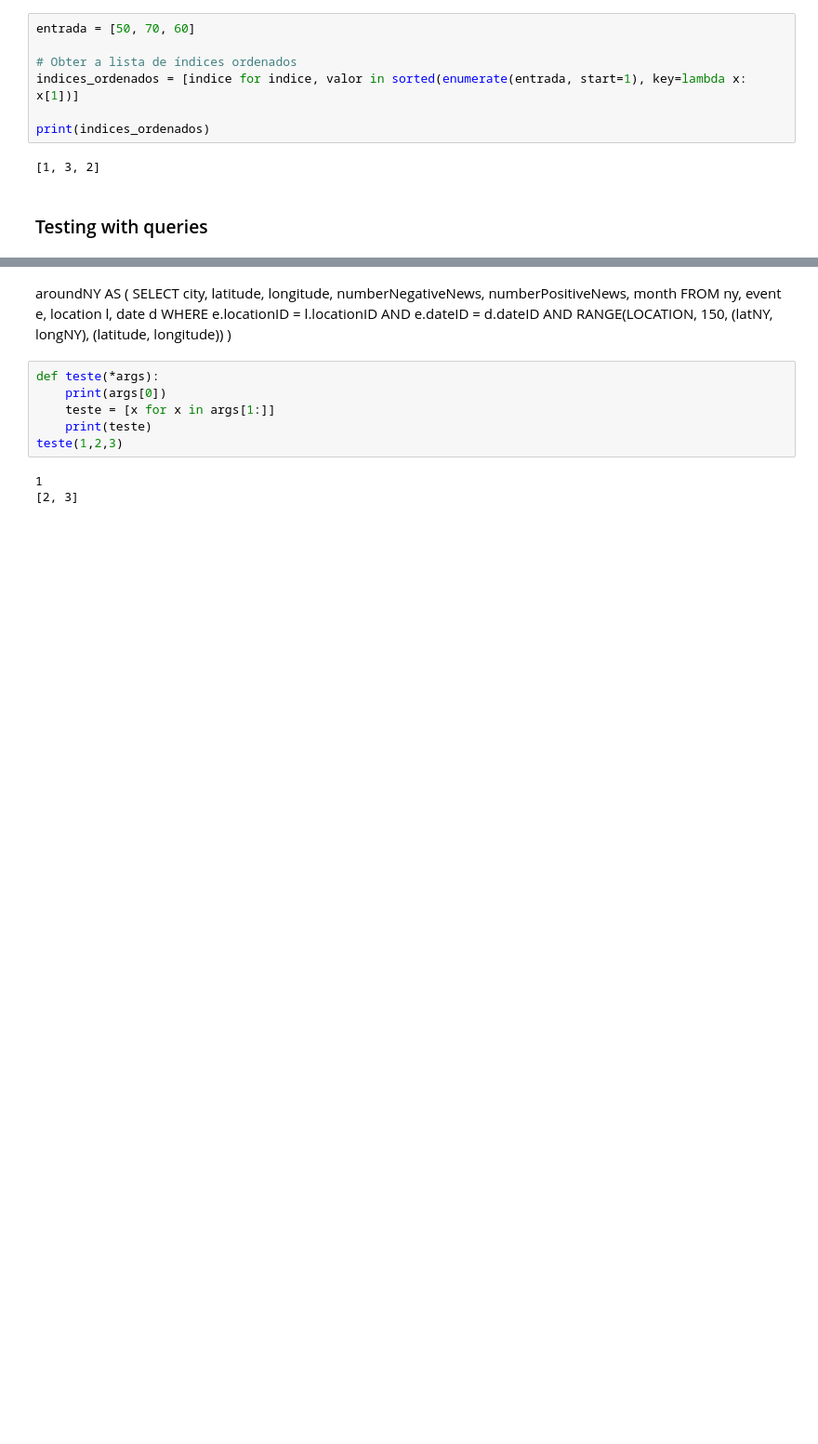
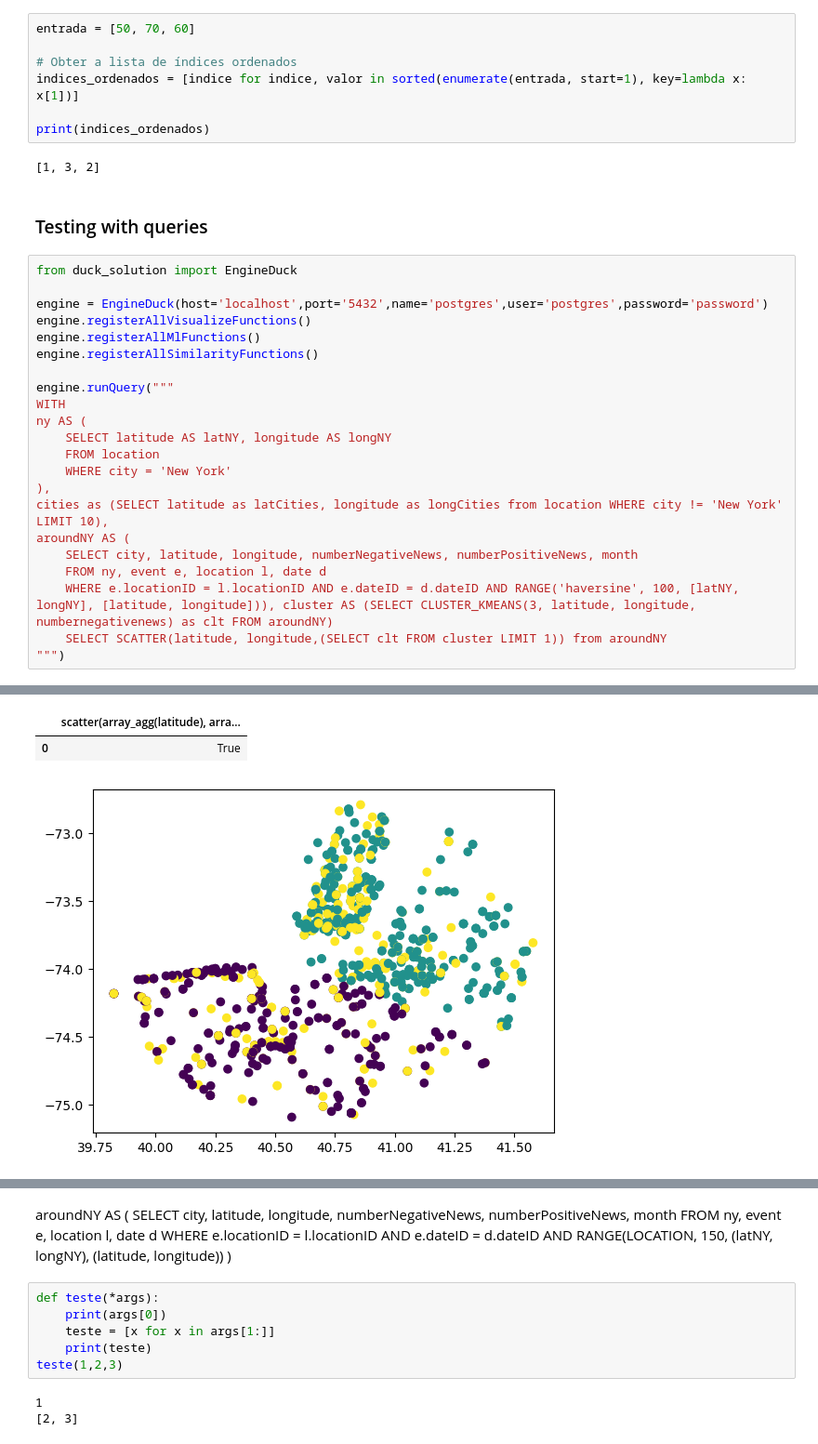
Before and after one commit to felipeVsc/event_mining, a Jupyter notebook: main/duck.ipynb, the cells around one changed output, grey strips where cells are left out. Shown: that part at 93% size. Saved outputs shown, nothing was run; the diff lists cells and outputs as text; blank space fills up the shorter version.

```diff
--- a/main/duck.ipynb
+++ b/main/duck.ipynb
@@ -340,3 +383,26 @@ print(indices_ordenados)
 [1, 3, 2]
 # %% [markdown]
 ### Testing with queries
+# %%
+from duck_solution import EngineDuck
+
+engine = EngineDuck(host='localhost',port='5432',name='postgres',user='postgres',password='password')
+engine.registerAllVisualizeFunctions()
+engine.registerAllMlFunctions()
+engine.registerAllSimilarityFunctions()
+
+engine.runQuery("""
+WITH
+ny AS (
+    SELECT latitude AS latNY, longitude AS longNY
+    FROM location
+    WHERE city = 'New York'
+),
+cities as (SELECT latitude as latCities, longitude as longCities from location WHERE city != 'New York' LIMIT 10),
+aroundNY AS (
+    SELECT city, latitude, longitude, numberNegativeNews, numberPositiveNews, month
+    FROM ny, event e, location l, date d
+    WHERE e.locationID = l.locationID AND e.dateID = d.dateID AND RANGE('haversine', 100, [latNY, longNY], [latitude, longitude])), cluster AS (SELECT CLUSTER_KMEANS(3, latitude, longitude, numbernegativenews) as clt FROM aroundNY)
+    SELECT SCATTER(latitude, longitude,(SELECT clt FROM cluster LIMIT 1)) from aroundNY
+""")
+# %% [output]
@@ -343,3 +426,6 @@ print(indices_ordenados)
+|  | scatter(array_agg(latitude), arra... |
+| 0 | True |
+[figure, added]
 # %%
 from duck_solution import EngineDuck
 
```
Also changed, not shown: parts of 6 cells of this notebook, 10 other files.
